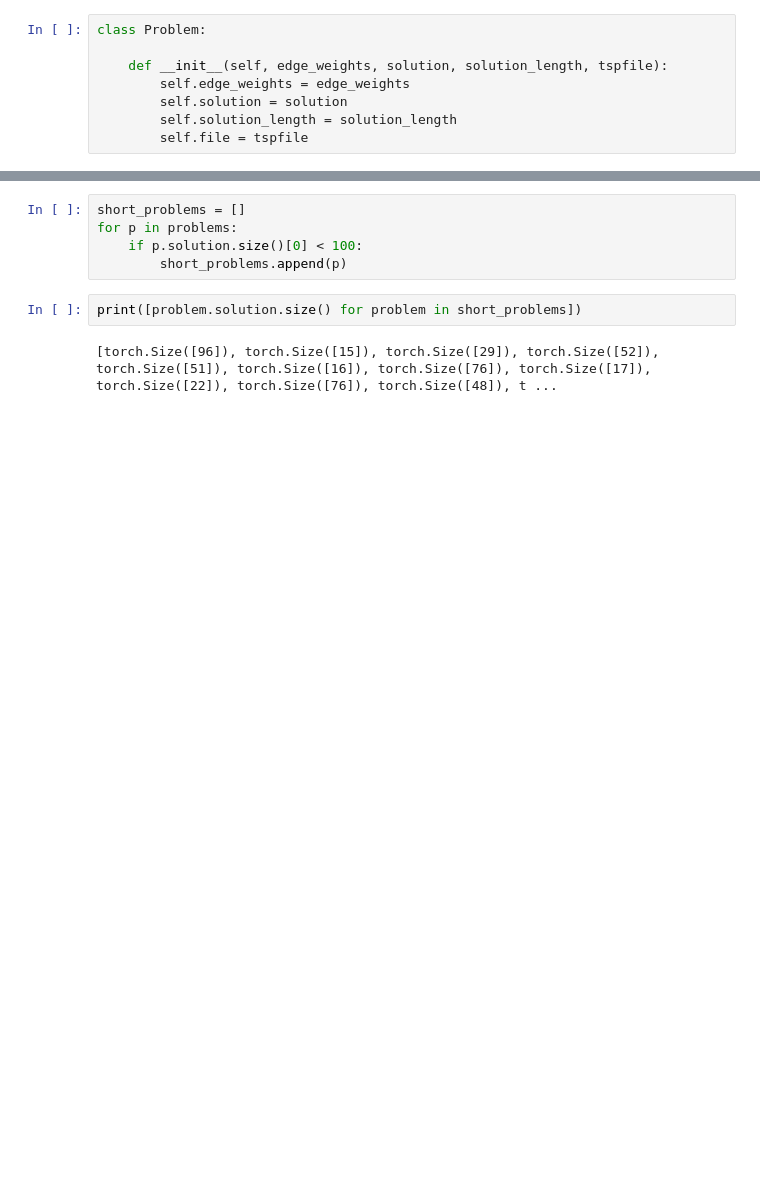
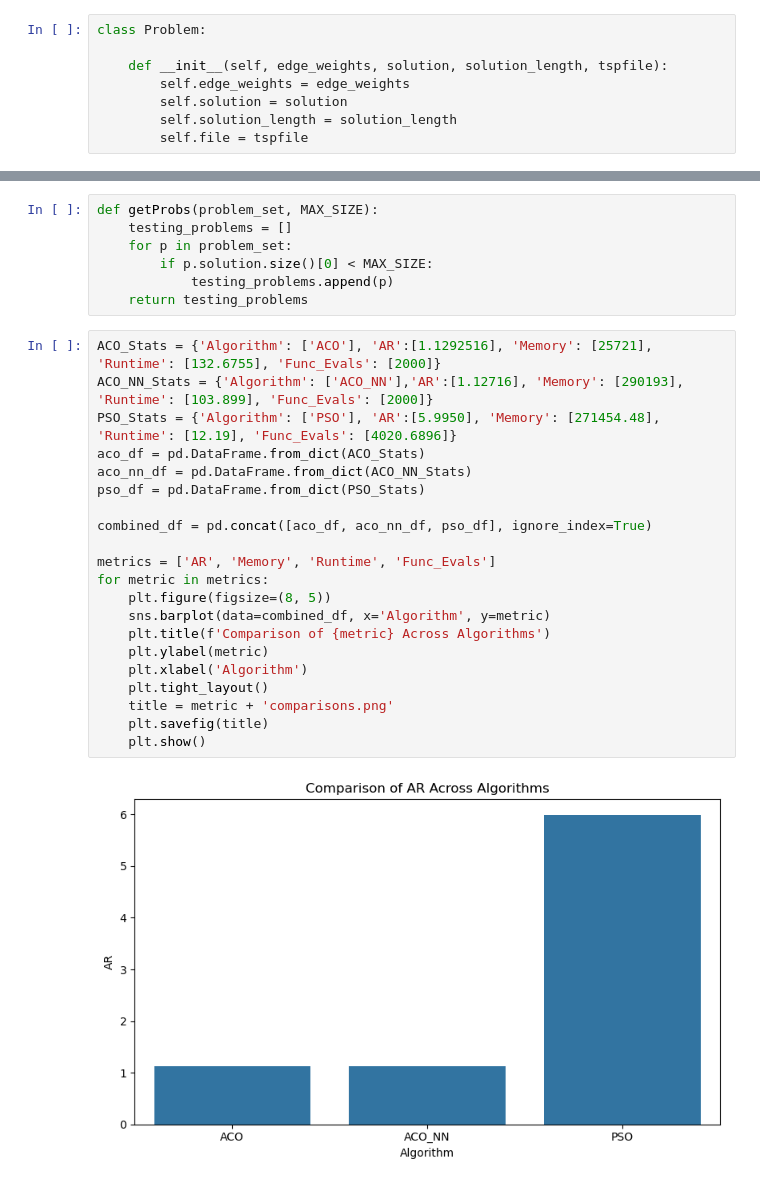
Before and after one commit to conorwell/neural_tsp, a Jupyter notebook: tsp_testing.ipynb, the cells around one changed output, grey strips where cells are left out. Cells and saved outputs as stored; diff of their text form; blank space fills up the shorter version.

```diff
--- a/tsp_testing.ipynb
+++ b/tsp_testing.ipynb
@@ -195,9 +167,30 @@ allProblems = problems
 # %%
-short_problems = []
-for p in problems:
-    if p.solution.size()[0] < 100:
-        short_problems.append(p)
+def getProbs(problem_set, MAX_SIZE):
+    testing_problems = []
+    for p in problem_set:
+        if p.solution.size()[0] < MAX_SIZE:
+            testing_problems.append(p)
+    return testing_problems
-# %%
-print([problem.solution.size() for problem in short_problems])
-# %% [output]
-[torch.Size([96]), torch.Size([15]), torch.Size([29]), torch.Size([52]), torch.Size([51]), torch.Size([16]), torch.Size([76]), torch.Size([17]), torch.Size([22]), torch.Size([76]), torch.Size([48]), t ...
+# %%
+ACO_Stats = {'Algorithm': ['ACO'], 'AR':[1.1292516], 'Memory': [25721], 'Runtime': [132.6755], 'Func_Evals': [2000]}
+ACO_NN_Stats = {'Algorithm': ['ACO_NN'],'AR':[1.12716], 'Memory': [290193], 'Runtime': [103.899], 'Func_Evals': [2000]}
+PSO_Stats = {'Algorithm': ['PSO'], 'AR':[5.9950], 'Memory': [271454.48], 'Runtime': [12.19], 'Func_Evals': [4020.6896]}
+aco_df = pd.DataFrame.from_dict(ACO_Stats)
+aco_nn_df = pd.DataFrame.from_dict(ACO_NN_Stats)
+pso_df = pd.DataFrame.from_dict(PSO_Stats)
+
+combined_df = pd.concat([aco_df, aco_nn_df, pso_df], ignore_index=True)
+
+metrics = ['AR', 'Memory', 'Runtime', 'Func_Evals']
+for metric in metrics:
+    plt.figure(figsize=(8, 5))
+    sns.barplot(data=combined_df, x='Algorithm', y=metric)
+    plt.title(f'Comparison of {metric} Across Algorithms')
+    plt.ylabel(metric)
+    plt.xlabel('Algorithm')
+    plt.tight_layout()
+    title = metric + 'comparisons.png'
+    plt.savefig(title)
+    plt.show()
+# %% [output]
+[figure, added]
```
Also changed, not shown: parts of 11 cells of this notebook, 3 other files.
